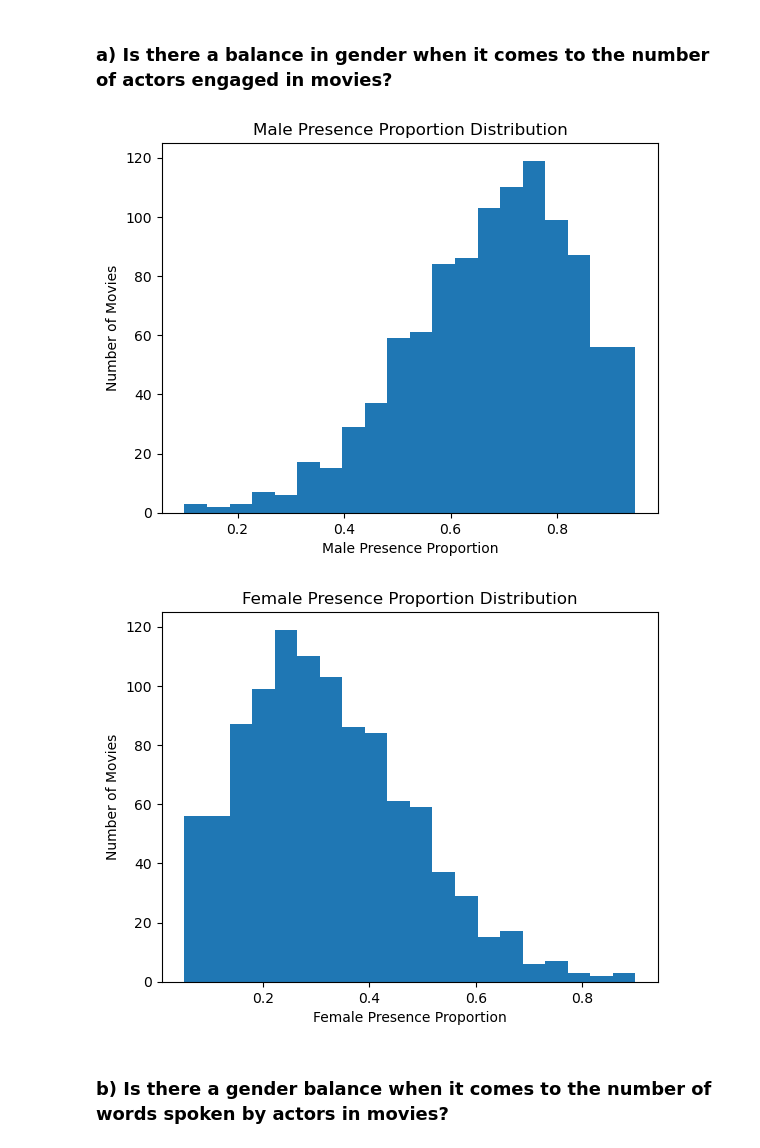
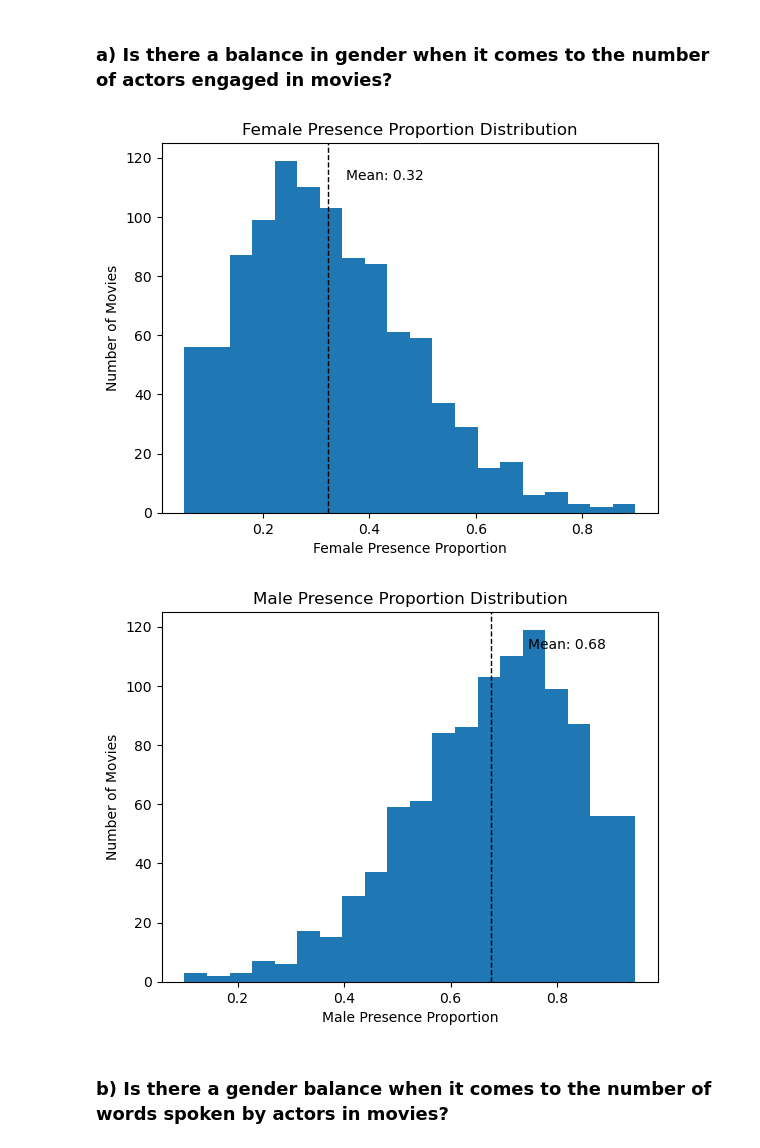
Before and after one commit to dininduviduneth/statistical-machine-learning-uu, a Jupyter notebook: data_analysis/da_dinindu_v1.ipynb, the cells around one changed output. Drawn from its saved outputs; the diff is of its cells as text; code cells hidden in the pictures.

```diff
--- a/data_analysis/da_dinindu_v1.ipynb
+++ b/data_analysis/da_dinindu_v1.ipynb
@@ -37,16 +37,16 @@ memory usage: 113.8+ KB
 # %%
 # Create a dataframe with number of male actors and number of female actors
 gender_presence = train[["Number of male actors", "Number of female actors"]]
 
 gender_presence["no_of_actors"] = train["Number of male actors"] + train["Number of female actors"]
 gender_presence["female_presence"] = train["Number of female actors"] / gender_presence["no_of_actors"]
 gender_presence["male_presence"] = train["Number of male actors"] / gender_presence["no_of_actors"]
 
-draw_histogram(gender_presence.male_presence, 20, "Male Presence Proportion", "Number of Movies", "Male Presence Proportion Distribution")
-draw_histogram(gender_presence.female_presence, 20, "Female Presence Proportion", "Number of Movies", "Female Presence Proportion Distribution")
+draw_histogram(gender_presence.female_presence, 20, "Female Presence Proportion", "Number of Movies", "Female Presence Proportion Distribution", True)
+draw_histogram(gender_presence.male_presence, 20, "Male Presence Proportion", "Number of Movies", "Male Presence Proportion Distribution", True)
 # %% [output]
-[figure, old version]
+[figure, new version]
-[figure, old version]
+[figure, new version]
 # %% [markdown]
 ### b) Is there a gender balance when it comes to the number of words spoken by actors in movies?
 # %% [markdown]
```
Also changed, not shown: parts of 14 cells of this notebook, 1 other file.
